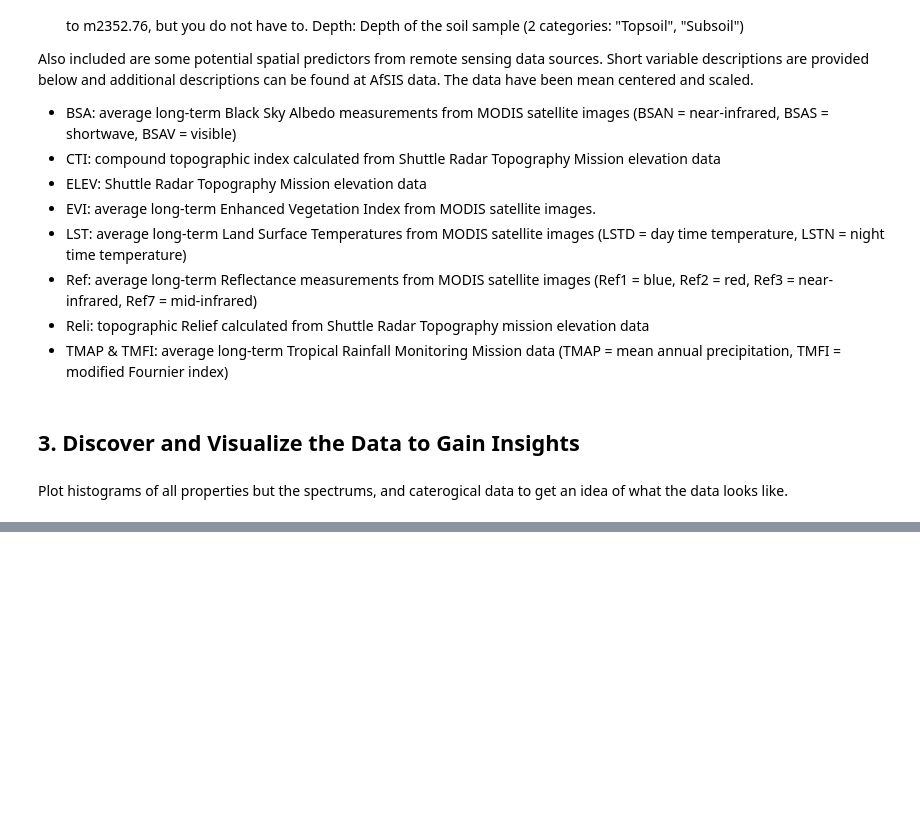
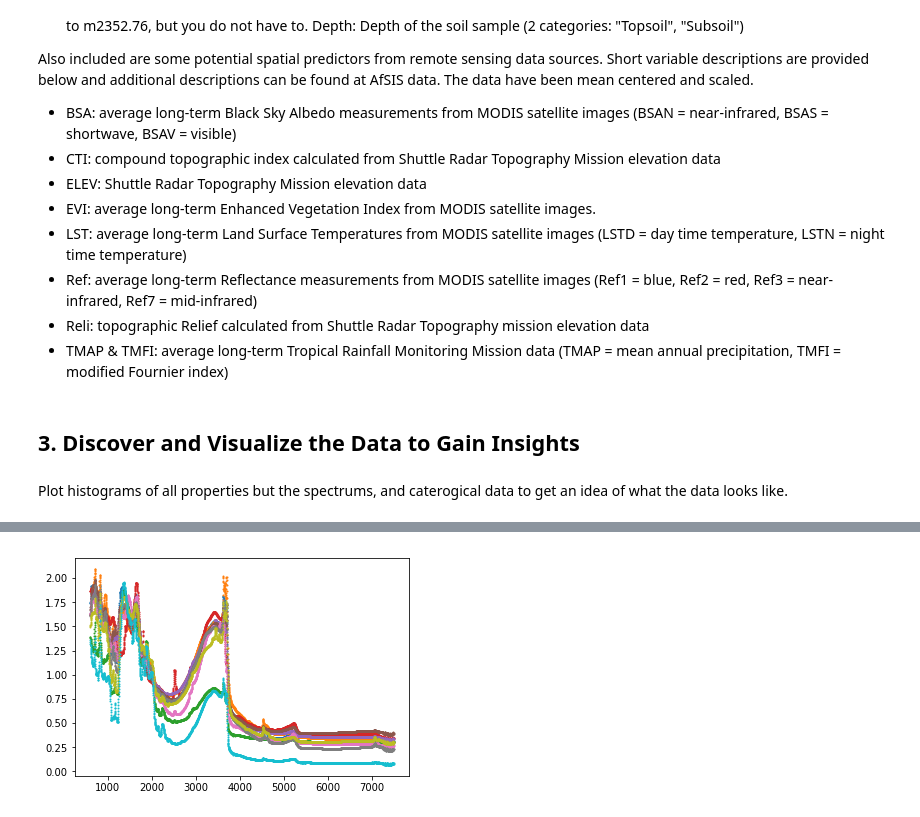
Before and after one commit to patorikku4life/MachineLearning, a Jupyter notebook: SoilAnalysis/SoilAnalysis.ipynb, the cells around one changed output, grey strips where cells are left out. Saved outputs shown, nothing was run; the diff lists cells and outputs as text; code cells hidden in the pictures; blank space fills up the shorter version.

```diff
--- a/SoilAnalysis/SoilAnalysis.ipynb
+++ b/SoilAnalysis/SoilAnalysis.ipynb
@@ -82,0 +85,20 @@ plt.show()
+# %%
+import numpy as np
+
+wavenumbers_string = columns[1:3579]
+wavenumbers = []
+for string in wavenumbers_string:
+    wavenumber = string[1:]
+    wavenumbers.append(wavenumber)
+X = list(map(lambda x: float(x), wavenumbers))
+# %%
+wavenumbers = np.asarray(X)
+# %%
+fig, ax = plt.subplots()
+Y = []
+for i in range(10):
+    Y = training.loc[i*100, "m7497.96":"m599.76"]
+    Y = np.asarray(Y)
+    ax.scatter(wavenumbers, Y , s = 1)
+# %% [output]
+[figure, added]
```
Also changed, not shown: parts of 2 cells of this notebook.
